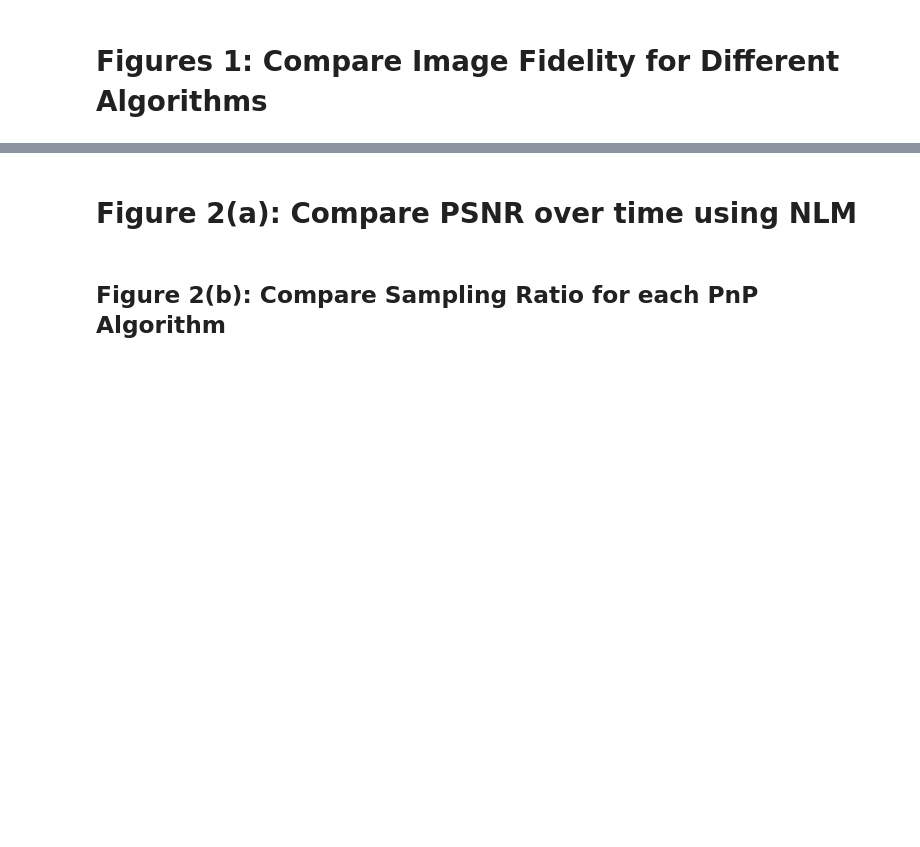
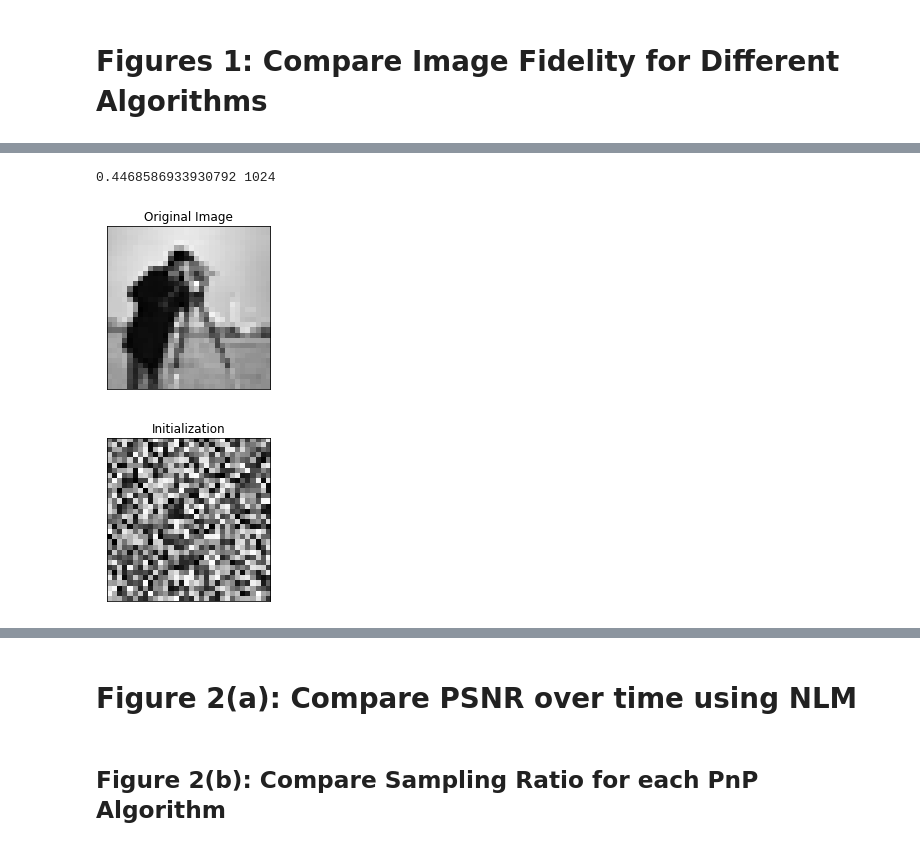
Before and after one commit to vmonardo/pnp-svrg, a Jupyter notebook: create_paper_figures_pr.ipynb, the cells around one changed output, grey strips where cells are left out. Cells and saved outputs as stored; diff of their text form; code cells hidden in the pictures; blank space fills up the shorter version.

```diff
--- a/create_paper_figures_pr.ipynb
+++ b/create_paper_figures_pr.ipynb
@@ -23,8 +19,0 @@ cpu
-# %%
-plt.rc('font', size=16)          # controls default text sizes
-plt.rc('axes', titlesize=16)     # fontsize of the axes title
-plt.rc('axes', labelsize=20)    # fontsize of the x and y labels
-plt.rc('xtick', labelsize=16)    # fontsize of the tick labels
-plt.rc('ytick', labelsize=16)    # fontsize of the tick labels
-plt.rc('legend', fontsize=16)    # legend fontsize
-plt.rc('figure', titlesize=24)  # fontsize of the figure title
@@ -31,15 +23,9 @@ plt.rc('figure', titlesize=24)  # fontsize of the figure title
 # %% [markdown]
 # Figures 1: Compare Image Fidelity for Different Algorithms
 # %%
-np.random.seed(0)
-from problems.PR import PhaseRetrieval
-
 height = 32
 width = 32
-alpha = 20       # ratio measurements / dimensions
-noise_level = 0
+alpha = 1       # ratio measurements / dimensions
+snr = 5.
 
-p = PhaseRetrieval(img_path='./data/Set12/01.png', H=height, W=width, num_meas = alpha*height*width, sigma=noise_level)
-
-psnr_display(img_path='./data/Set12/01.png', output=p.Xinit.reshape(height,width), H=height, W=width, title="Noisy")
-plt.show
+main_problem = PhaseRetrieval(img_path='./data/Set12/01.png', H=height, W=width, num_meas = alpha*height*width, snr=snr)
@@ -403,0 +32,7 @@ with open('fig1.pkl', 'wb') as f:
+# %%
+main_problem.display(show_measurements=False, save_results=True)
+print(main_problem.sigma, main_problem.M)
+# %% [output]
+0.4468586933930792 1024
+[figure, added]
+[figure, added]
```
Also changed, not shown: parts of 27 cells of this notebook, 4 other files.
